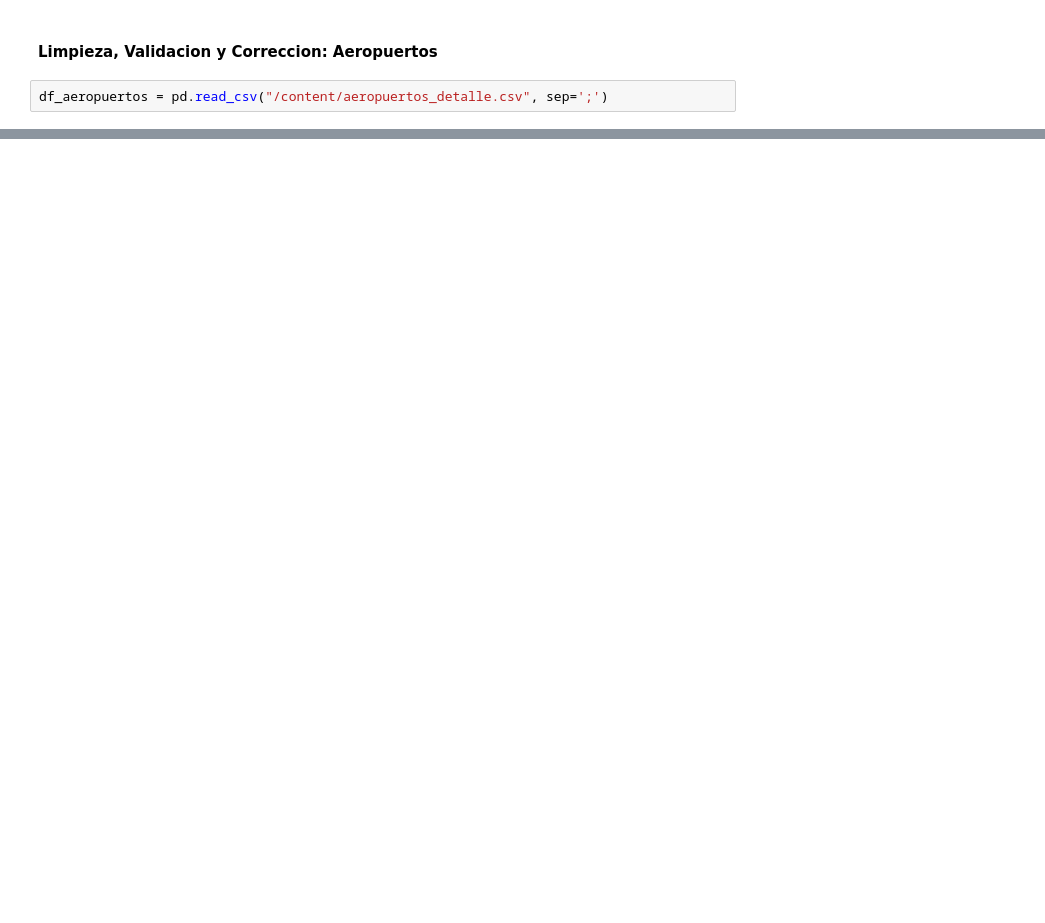
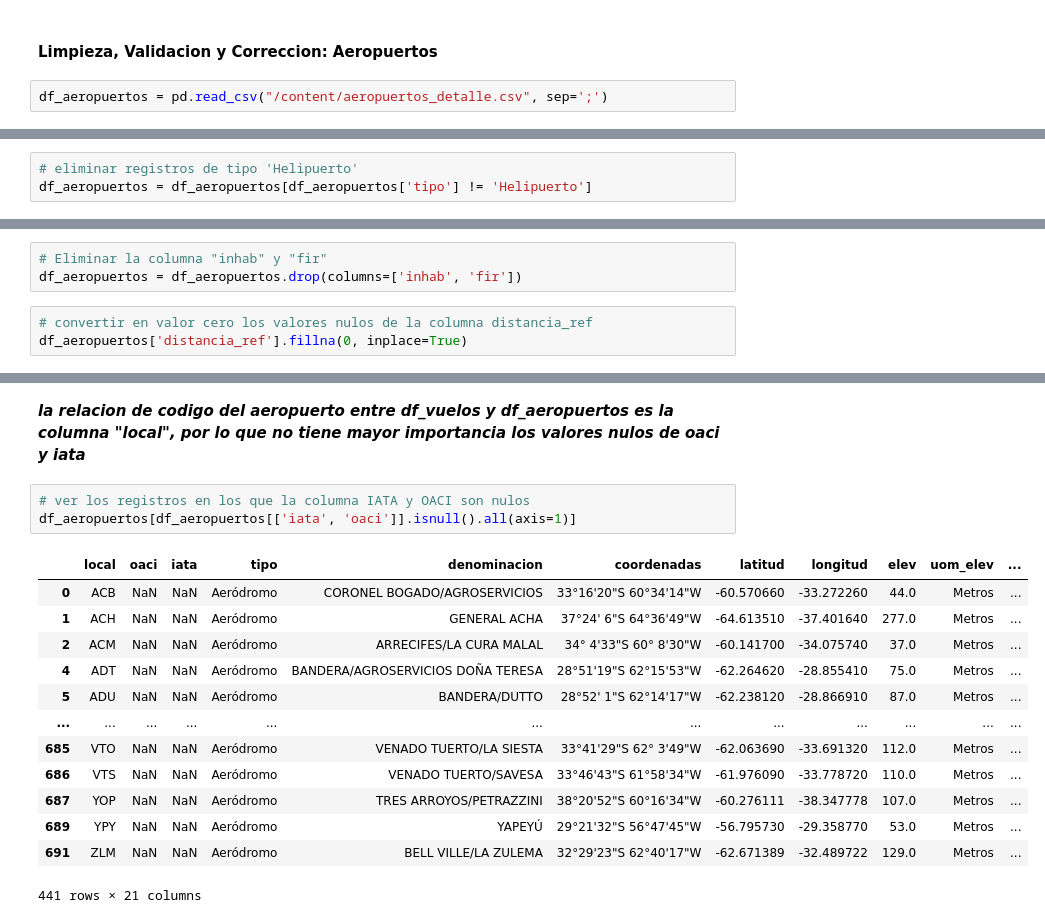
Before and after one commit to federicorey/ciencia_datos_uade, a Jupyter notebook: Aviacion_Civil.ipynb, the cells around one changed output, grey strips where cells are left out. Cells and saved outputs as stored; diff of their text form; blank space fills up the shorter version.

```diff
--- a/Aviacion_Civil.ipynb
+++ b/Aviacion_Civil.ipynb
@@ -280,0 +340,3 @@ df_aeropuertos = pd.read_csv("/content/aeropuertos_detalle.csv", sep=';')
+# %%
+# eliminar registros de tipo 'Helipuerto'
+df_aeropuertos = df_aeropuertos[df_aeropuertos['tipo'] != 'Helipuerto']
@@ -280,0 +367,6 @@ df_aeropuertos = pd.read_csv("/content/aeropuertos_detalle.csv", sep=';')
+# %%
+# Eliminar la columna "inhab" y "fir"
+df_aeropuertos = df_aeropuertos.drop(columns=['inhab', 'fir'])
+# %%
+# convertir en valor cero los valores nulos de la columna distancia_ref
+df_aeropuertos['distancia_ref'].fillna(0, inplace=True)
@@ -280,0 +380,19 @@ df_aeropuertos = pd.read_csv("/content/aeropuertos_detalle.csv", sep=';')
+# %% [markdown]
+***la relacion de codigo del aeropuerto entre df_vuelos y df_aeropuertos es la columna "local", por lo que no tiene mayor importancia los valores nulos de oaci y iata***
+# %%
+# ver los registros en los que la columna IATA y OACI son nulos
+df_aeropuertos[df_aeropuertos[['iata', 'oaci']].isnull().all(axis=1)]
+# %% [output]
+|  | local | oaci | iata | tipo | denominacion | coordenadas | latitud | longitud | elev | uom_elev | ... |
+| 0 | ACB | NaN | NaN | Aeródromo | CORONEL BOGADO/AGROSERVICIOS | 33°16'20"S 60°34'14"W | -60.570660 | -33.272260 | 44.0 | Metros | ... |
+| 1 | ACH | NaN | NaN | Aeródromo | GENERAL ACHA | 37°24' 6"S 64°36'49"W | -64.613510 | -37.401640 | 277.0 | Metros | ... |
+| 2 | ACM | NaN | NaN | Aeródromo | ARRECIFES/LA CURA MALAL | 34° 4'33"S 60° 8'30"W | -60.141700 | -34.075740 | 37.0 | Metros | ... |
+| 4 | ADT | NaN | NaN | Aeródromo | BANDERA/AGROSERVICIOS DOÑA TERESA | 28°51'19"S 62°15'53"W | -62.264620 | -28.855410 | 75.0 | Metros | ... |
+| 5 | ADU | NaN | NaN | Aeródromo | BANDERA/DUTTO | 28°52' 1"S 62°14'17"W | -62.238120 | -28.866910 | 87.0 | Metros | ... |
+| ... | ... | ... | ... | ... | ... | ... | ... | ... | ... | ... | ... |
+| 685 | VTO | NaN | NaN | Aeródromo | VENADO TUERTO/LA SIESTA | 33°41'29"S 62° 3'49"W | -62.063690 | -33.691320 | 112.0 | Metros | ... |
+| 686 | VTS | NaN | NaN | Aeródromo | VENADO TUERTO/SAVESA | 33°46'43"S 61°58'34"W | -61.976090 | -33.778720 | 110.0 | Metros | ... |
+| 687 | YOP | NaN | NaN | Aeródromo | TRES ARROYOS/PETRAZZINI | 38°20'52"S 60°16'34"W | -60.276111 | -38.347778 | 107.0 | Metros | ... |
+| 689 | YPY | NaN | NaN | Aeródromo | YAPEYÚ | 29°21'32"S 56°47'45"W | -56.795730 | -29.358770 | 53.0 | Metros | ... |
+| 691 | ZLM | NaN | NaN | Aeródromo | BELL VILLE/LA ZULEMA | 32°29'23"S 62°40'17"W | -62.671389 | -32.489722 | 129.0 | Metros | ... |
+441 rows × 21 columns
```
Also changed, not shown: parts of 15 cells of this notebook.
